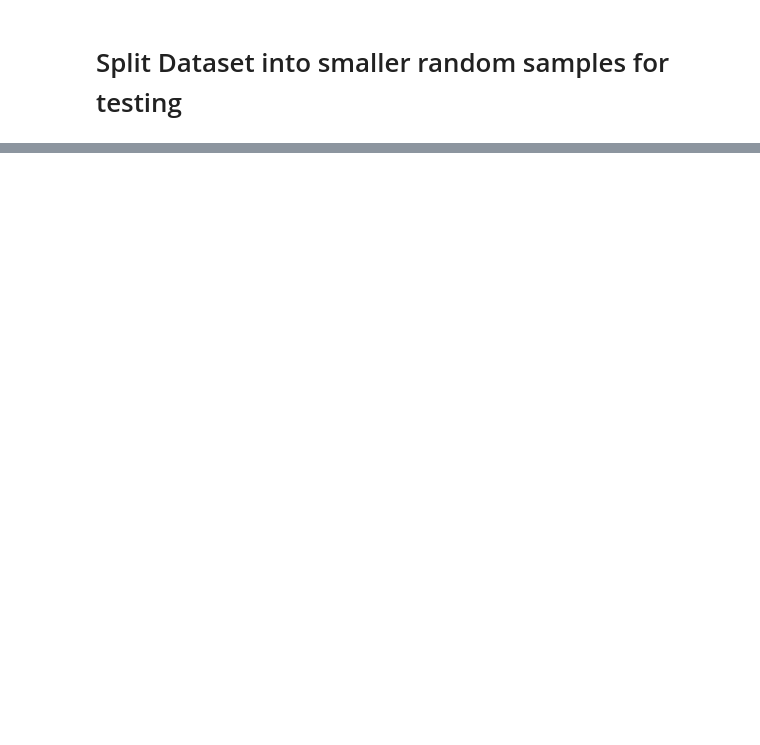
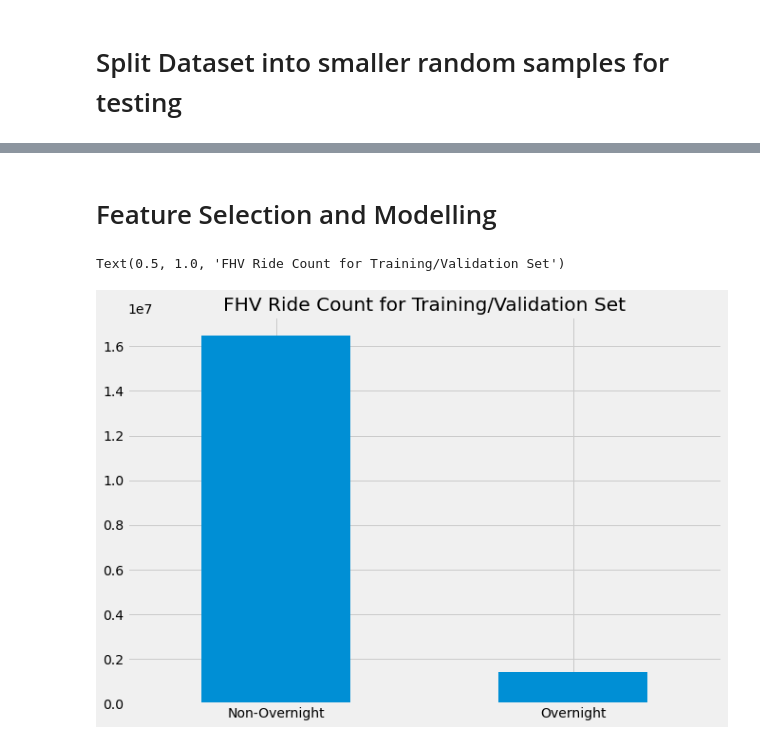
Before and after one commit to JeremyR327/EssentialWorkerRides_ML_Model, a Jupyter notebook: MLC_FHV_classification.ipynb, the cells around one changed output, grey strips where cells are left out. Drawn from its saved outputs; the diff is of its cells as text; code cells hidden in the pictures; blank space fills up the shorter version.

```diff
--- a/MLC_FHV_classification.ipynb
+++ b/MLC_FHV_classification.ipynb
@@ -382,0 +206,18 @@ print(accuracy_score(np.array(y_test),pred))
+# %% [markdown]
+# Feature Selection and Modelling
+# %%
+import pandas as pd
+import numpy as np
+import matplotlib.pyplot as plt
+plt.rcParams.update(plt.rcParamsDefault)
+import seaborn as sns
+from google.colab import drive
+
+import xgboost
+from sklearn.linear_model import LogisticRegression
+from sklearn.tree import DecisionTreeClassifier
+from sklearn.ensemble import RandomForestClassifier
+from sklearn.model_selection import train_test_split, GridSearchCV, RandomizedSearchCV
+from sklearn.feature_selection import SelectFromModel
+from sklearn.metrics import accuracy_score, precision_score, recall_score, f1_score, roc_auc_score, roc_curve, plot_roc_curve
+from sklearn.preprocessing import StandardScaler
@@ -382,0 +226,15 @@ print(accuracy_score(np.array(y_test),pred))
+# %%
+FHV_merged = pd.read_csv('/content/drive/My Drive/FHV_PreProcessed_RandomSamp.csv')
+# %%
+FHV_merged = FHV_merged[~((FHV_merged['PULocationID'] == 1) | (FHV_merged['DOLocationID'] == 1))] # Drop all trips to and from Newark
+FHV_merged = FHV_merged[~((FHV_merged['PULocationID'] == 132) | (FHV_merged['DOLocationID'] == 132))] # Drop all trips to and from JFK
+FHV_merged = FHV_merged[~((FHV_merged['PULocationID'] == 138) | (FHV_merged['DOLocationID'] == 138))] # Drop all trips to and from LaGuardia
+# %%
+fig, ax = plt.subplots(figsize=(10,7))
+FHV_merged.overnight.value_counts().plot.bar(ax=ax)
+ax.set_xticks([0,1])
+ax.set_xticklabels(['Non-Overnight','Overnight'], rotation=0)
+plt.title('FHV Ride Count for Training/Validation Set')
+# %% [output]
+Text(0.5, 1.0, 'FHV Ride Count for Training/Validation Set')
+[figure, added]
```
Also changed, not shown: parts of 150 cells of this notebook, 3 other files.
